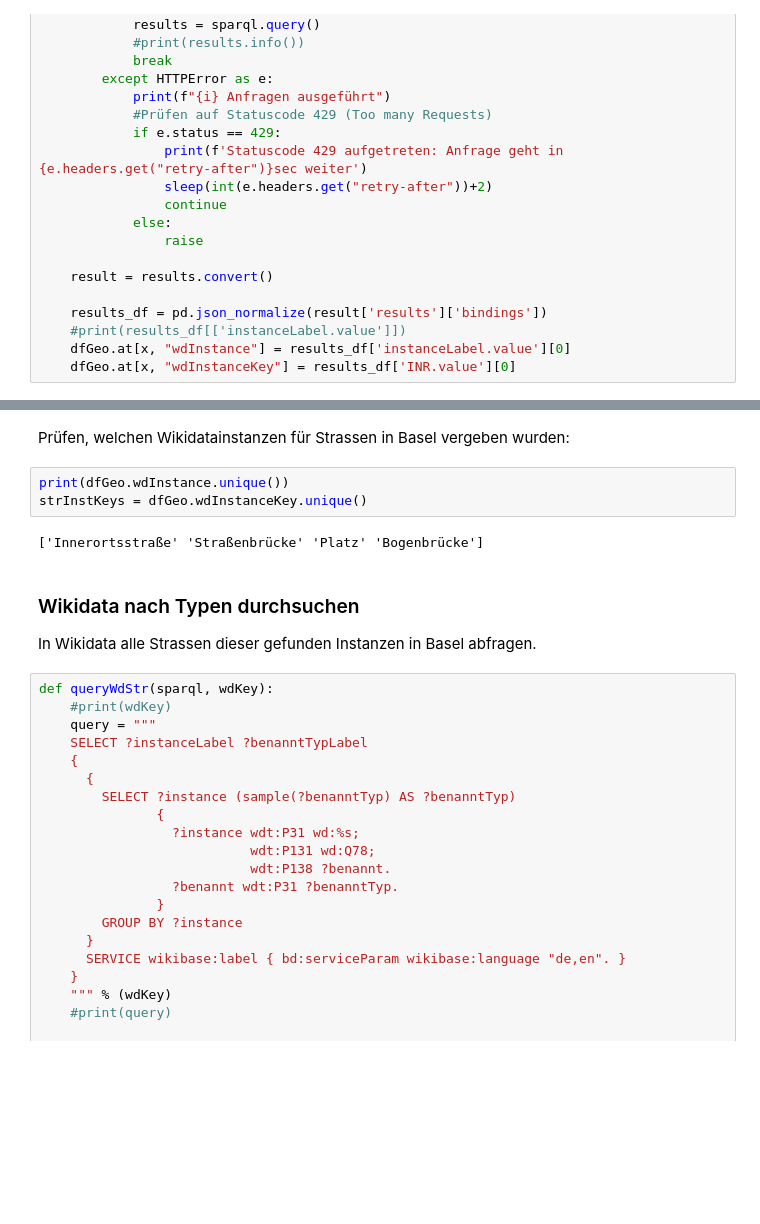
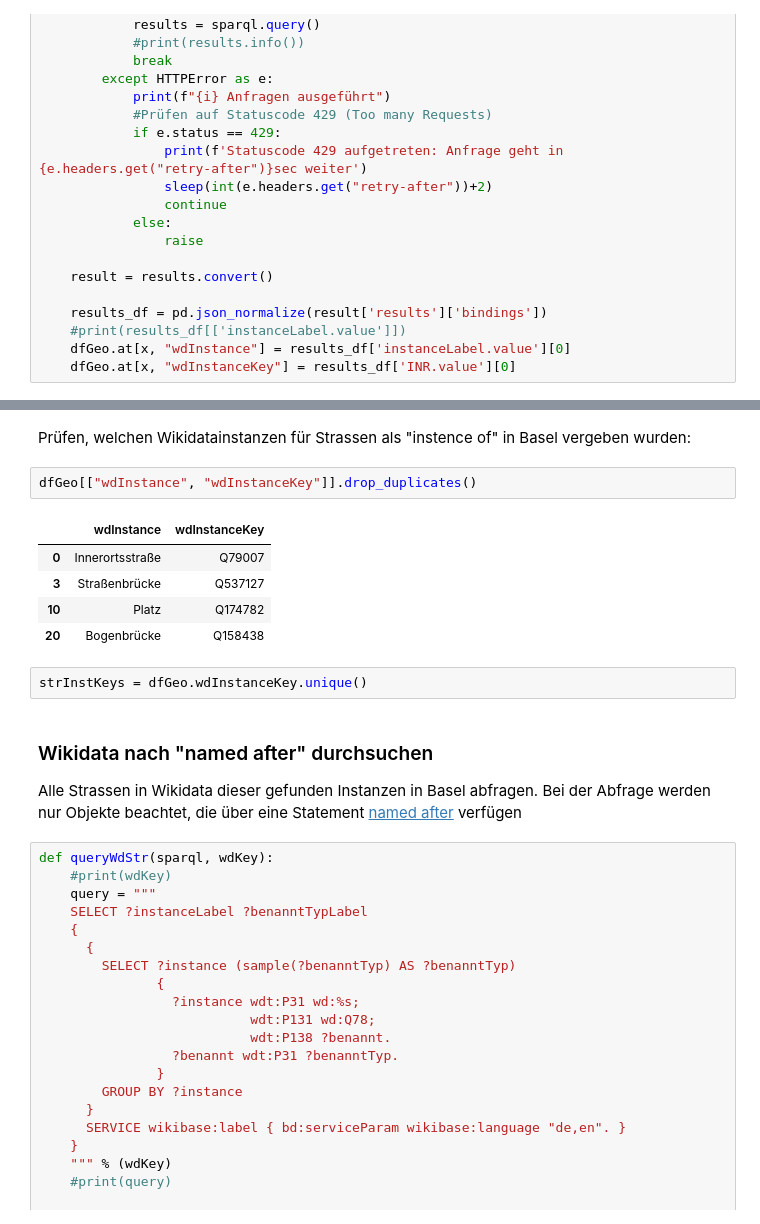
Before and after one commit to CaptainInler/cassda-zertifikatsarbeit, a Jupyter notebook: Dataunderstanding/du-Wikidata.ipynb, the cells around one changed output, grey strips where cells are left out. Drawn from its saved outputs; the diff is of its cells as text; blank space fills up the shorter version.

```diff
--- a/Dataunderstanding/du-Wikidata.ipynb
+++ b/Dataunderstanding/du-Wikidata.ipynb
@@ -153,15 +157,20 @@ dfGeo.head(2)
 | 0 | LINESTRING (843990.282 6035037.67... | way | 4303427 | {'highway': 'tertiary', 'lanes': ... | [107573910, 1435404974, 680203797... | Elsässerstrasse | Q111632663 | Innerortsstraße | Q79007 |
 | 1 | LINESTRING (845807.862 6030058.57... | way | 4803840 | {'highway': 'residential', 'name'... | [30827754, 30827755, 30827756, 30... | Albert Schweitzer-Strasse | Q27067517 | Innerortsstraße | Q79007 |
 # %% [markdown]
-Prüfen, welchen Wikidatainstanzen für Strassen in Basel vergeben wurden:
+Prüfen, welchen Wikidatainstanzen für Strassen als "instence of" in Basel vergeben wurden:
+# %%
+dfGeo[["wdInstance", "wdInstanceKey"]].drop_duplicates()
+# %% [output]
+|  | wdInstance | wdInstanceKey |
+| 0 | Innerortsstraße | Q79007 |
+| 3 | Straßenbrücke | Q537127 |
+| 10 | Platz | Q174782 |
+| 20 | Bogenbrücke | Q158438 |
 # %%
-print(dfGeo.wdInstance.unique())
 strInstKeys = dfGeo.wdInstanceKey.unique()
-# %% [output]
-['Innerortsstraße' 'Straßenbrücke' 'Platz' 'Bogenbrücke']
 # %% [markdown]
-### Wikidata nach Typen durchsuchen
-In Wikidata alle Strassen dieser gefunden Instanzen in Basel abfragen.
+### Wikidata nach "named after" durchsuchen
+Alle Strassen in Wikidata dieser gefunden Instanzen in Basel abfragen. Bei der Abfrage werden nur Objekte beachtet, die über eine Statement [named after](https://www.wikidata.org/wiki/Property:P138) verfügen
 # %%
 def queryWdStr(sparql, wdKey):
     #print(wdKey)
```
Also changed, not shown: parts of 4 cells of this notebook.
